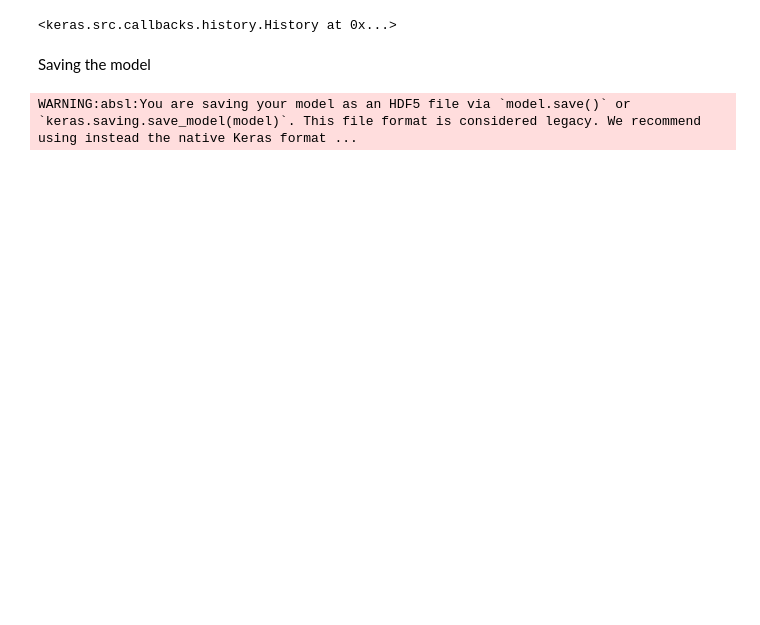
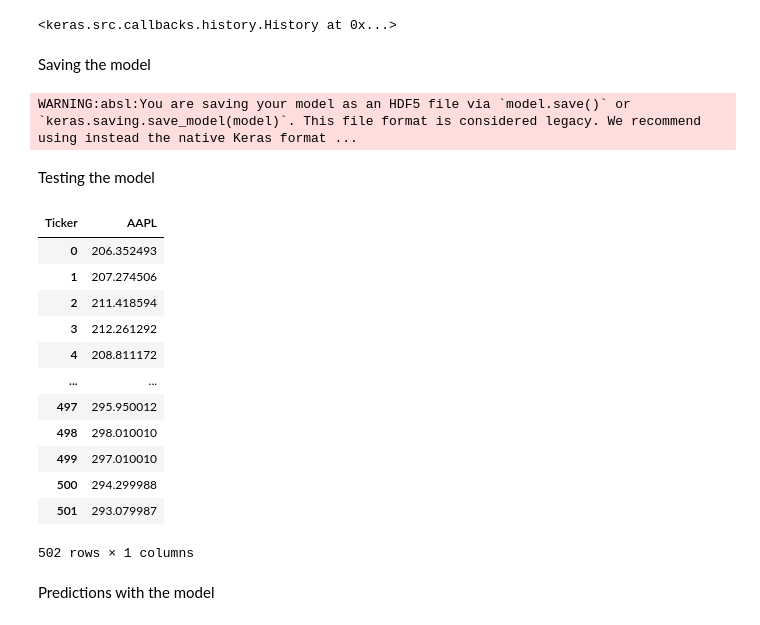
Before and after one commit to Subhadip-cloudCoder/Stock-Price-Predtiction-Model, a Jupyter notebook: notebook/main.ipynb, the cells around one changed output. Cells and saved outputs as stored; diff of their text form; code cells hidden in the pictures; blank space fills up the shorter version.

```diff
--- a/notebook/main.ipynb
+++ b/notebook/main.ipynb
@@ -231,3 +233,25 @@ Saving the model
 model.save('../model/keras_stock_predictor_model.h5')
 # %% [output]
 WARNING:absl:You are saving your model as an HDF5 file via `model.save()` or `keras.saving.save_model(model)`. This file format is considered legacy. We recommend using instead the native Keras format ...
+# %% [markdown]
+Testing the model
+# %%
+past_100_days = data_training.tail(100)
+# %%
+final_data = pd.concat([past_100_days, data_testing], ignore_index=True)
+
+final_data
+# %% [output]
+| Ticker | AAPL |
+| 0 | 206.352493 |
+| 1 | 207.274506 |
+| 2 | 211.418594 |
+| 3 | 212.261292 |
+| 4 | 208.811172 |
+| ... | ... |
+| 497 | 295.950012 |
+| 498 | 298.010010 |
+| 499 | 297.010010 |
+| 500 | 294.299988 |
+| 501 | 293.079987 |
+502 rows × 1 columns
@@ -233,0 +269,2 @@ WARNING:absl:You are saving your model as an HDF5 file via `model.save()` or `ke
+# %% [markdown]
+Predictions with the model
```
Also changed, not shown: parts of 11 cells of this notebook, 1 other file.
